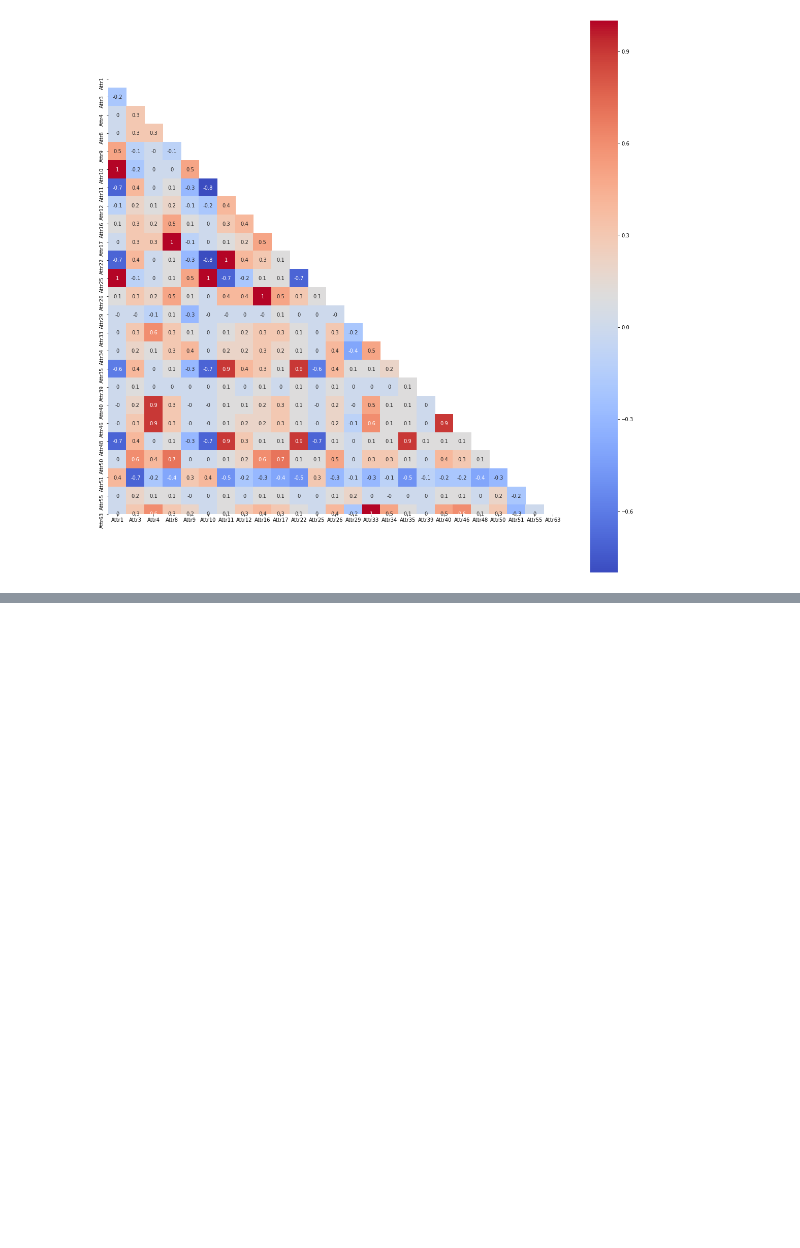
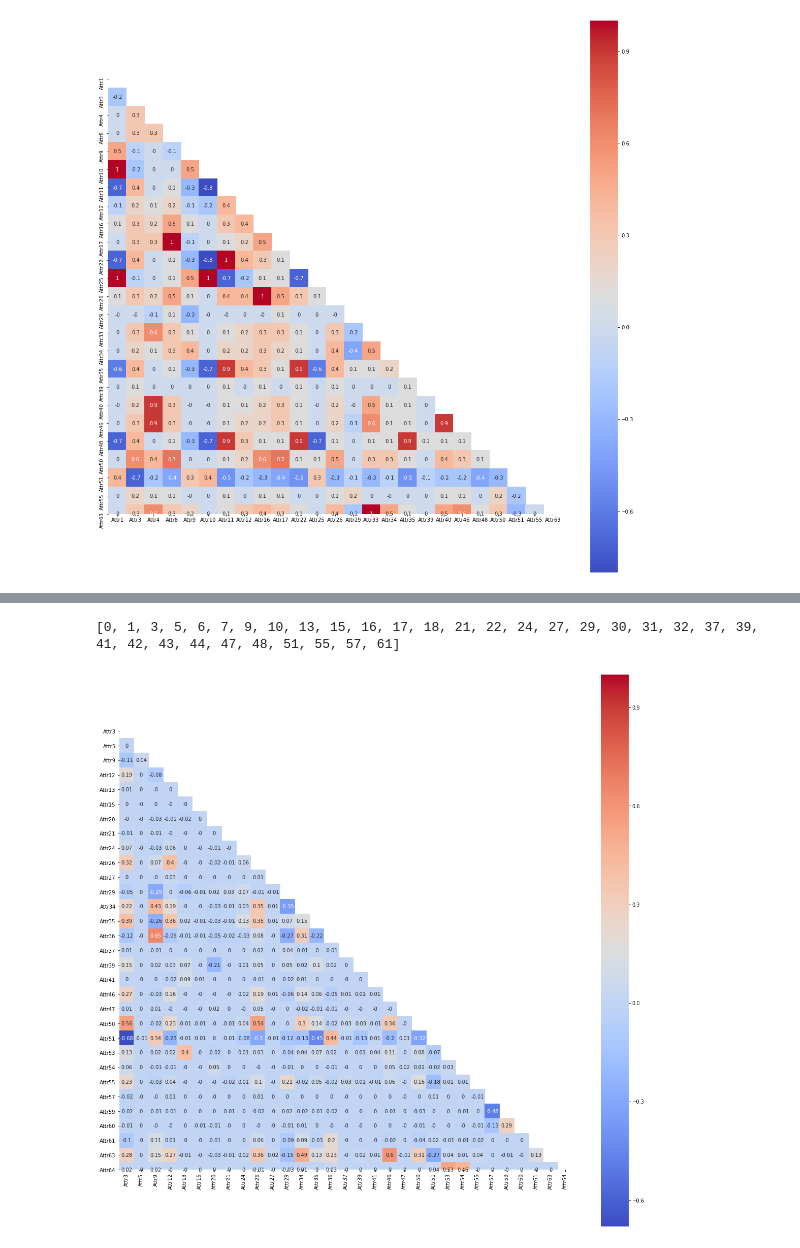
Before and after one commit to lqw110/Springboardminiprojects, a Jupyter notebook: capstone1.ipynb, the cells around one changed output, grey strips where cells are left out. Cells and saved outputs as stored; diff of their text form; code cells hidden in the pictures; blank space fills up the shorter version.

```diff
--- a/capstone1.ipynb
+++ b/capstone1.ipynb
@@ -203,3 +216,18 @@ heatmap = sns.heatmap(corr, mask=mask,square=True,annot=True,cmap='coolwarm',ax=
 plt.show()
 # %% [output]
 [figure]
+# %%
+#loop over the feature pair that has over 0.7 score and drop the one that has weaker score
+drop_list = []
+train1 = train.copy()
+for i in range(64):
+    for l in range(64)[i+1:]:
+        if np.abs(pearsonr(train1.iloc[:,i],train1.iloc[:,l])[0])>=0.7:
+            if fit.scores_[i]>fit.scores_[l]:
+                drop_list.append(l)
+            else:
+                drop_list.append(i)
+
+drop_list = list(set(drop_list))
+
+len(drop_list)
@@ -205,0 +236,4 @@ plt.show()
+# %%
+#drop the highly correlated features
+train1 = train1.drop(train1.columns[[drop_list]],axis=1)
+train1
@@ -205,0 +254,12 @@ plt.show()
+# %%
+print(drop_list)
+# %% [output]
+[0, 1, 3, 5, 6, 7, 9, 10, 13, 15, 16, 17, 18, 21, 22, 24, 27, 29, 30, 31, 32, 37, 39, 41, 42, 43, 44, 47, 48, 51, 55, 57, 61]
+# %%
+corr = round(train1.iloc[:,:-1].corr(),2)
+mask = np.triu(np.ones_like(corr, dtype=np.bool))
+fig, ax = plt.subplots(figsize=(20,20))
+heatmap = sns.heatmap(corr, mask=mask,square=True,annot=True,cmap='coolwarm',ax=ax)
+plt.show()
+# %% [output]
+[figure, added]
```
Also changed, not shown: parts of 10 cells of this notebook.
